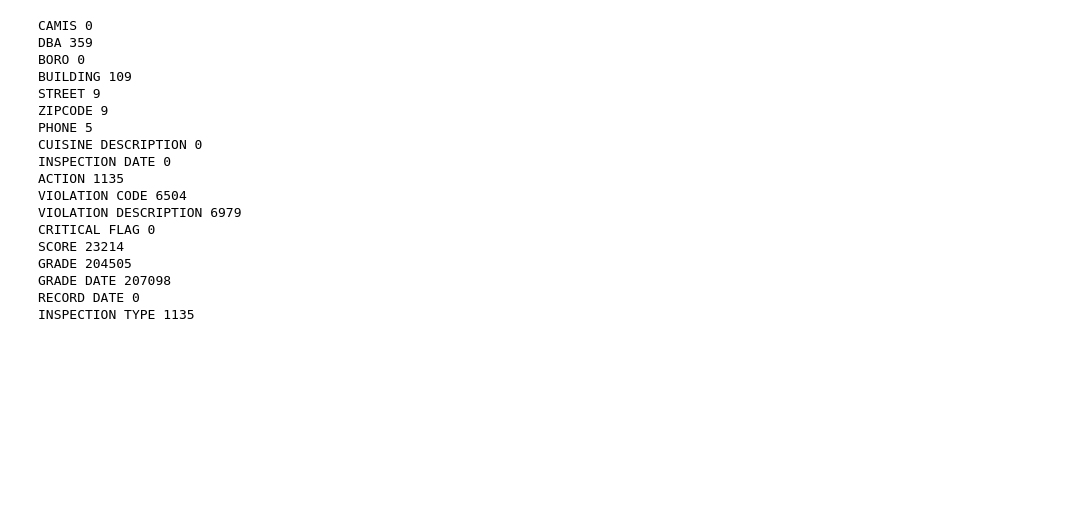
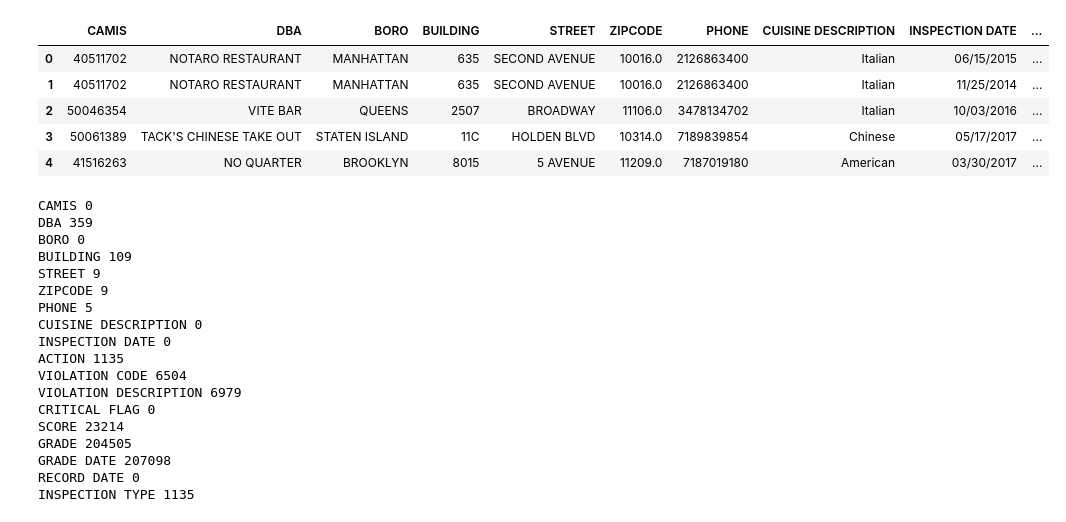
Before and after one commit to stefanopoggio/restaurant-inspection, a Jupyter notebook: Inspection_code.ipynb, the cells around one changed output. Cells and saved outputs as stored; diff of their text form; code cells hidden in the pictures; blank space fills up the shorter version.

```diff
--- a/Inspection_code.ipynb
+++ b/Inspection_code.ipynb
@@ -6,7 +6,14 @@ import matplotlib.pyplot as plt
 # %%
 # Load the dataframe
 df = pd.read_csv('DOHMH_New_York_City_Restaurant_Inspection_Results.csv', delimiter=',')
-#df.head()
+df.head()
+# %% [output]
+|  | CAMIS | DBA | BORO | BUILDING | STREET | ZIPCODE | PHONE | CUISINE DESCRIPTION | INSPECTION DATE | ... |
+| 0 | 40511702 | NOTARO RESTAURANT | MANHATTAN | 635 | SECOND AVENUE | 10016.0 | 2126863400 | Italian | 06/15/2015 | ... |
+| 1 | 40511702 | NOTARO RESTAURANT | MANHATTAN | 635 | SECOND AVENUE | 10016.0 | 2126863400 | Italian | 11/25/2014 | ... |
+| 2 | 50046354 | VITE BAR | QUEENS | 2507 | BROADWAY | 11106.0 | 3478134702 | Italian | 10/03/2016 | ... |
+| 3 | 50061389 | TACK'S CHINESE TAKE OUT | STATEN ISLAND | 11C | HOLDEN BLVD | 10314.0 | 7189839854 | Chinese | 05/17/2017 | ... |
+| 4 | 41516263 | NO QUARTER | BROOKLYN | 8015 | 5 AVENUE | 11209.0 | 7187019180 | American | 03/30/2017 | ... |
 # %%
 # Find percentage of null values
 for item in df.columns:
```
Also changed, not shown: parts of 6 cells of this notebook.
